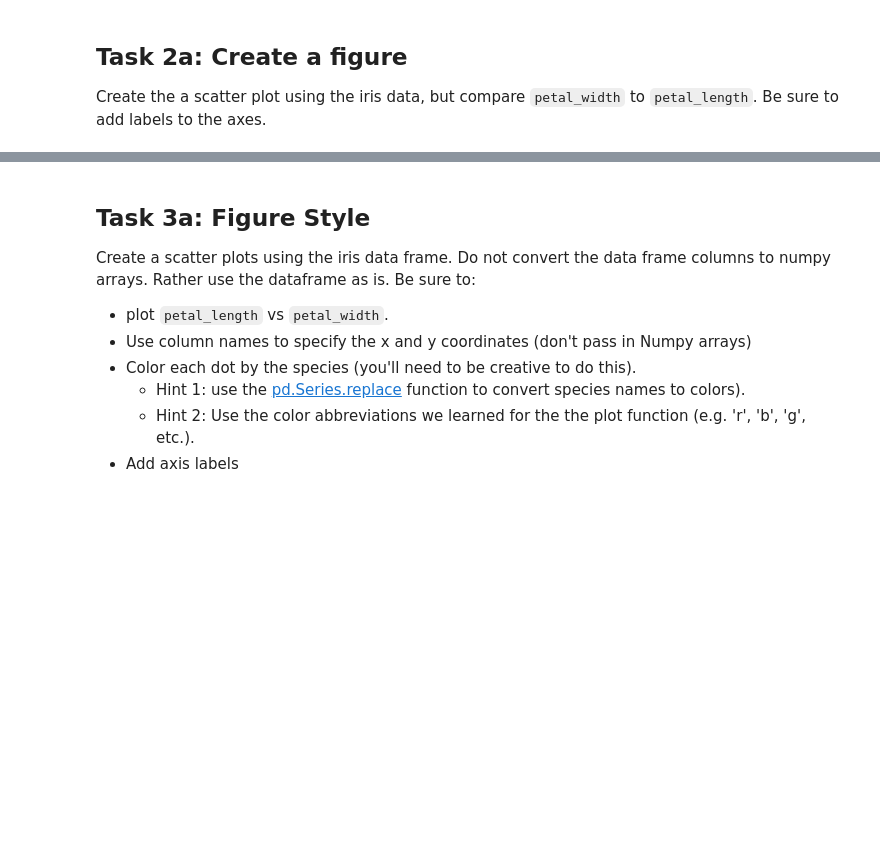
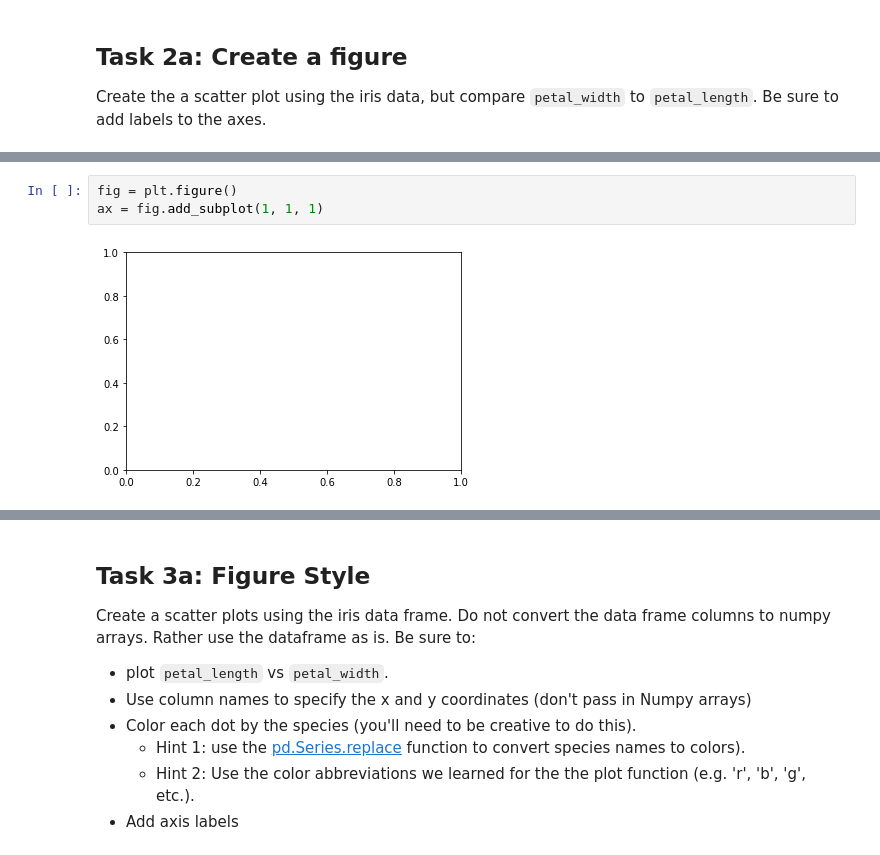
Before and after one commit to DslimII/hort503, a Jupyter notebook: MatPlot Part 1/A05-Matplotlib_Part1-Practice.ipynb, the cells around one changed output, grey strips where cells are left out. Saved outputs shown, nothing was run; the diff lists cells and outputs as text; blank space fills up the shorter version.

```diff
--- a/MatPlot Part 1/A05-Matplotlib_Part1-Practice.ipynb
+++ b/MatPlot Part 1/A05-Matplotlib_Part1-Practice.ipynb
@@ -36,0 +56,5 @@ Create the a scatter plot using the iris data, but compare `petal_width` to `pet
+# %%
+fig = plt.figure()
+ax = fig.add_subplot(1, 1, 1)
+# %% [output]
+[figure, added]
```
Also changed, not shown: parts of 29 cells of this notebook, 1 other file.
